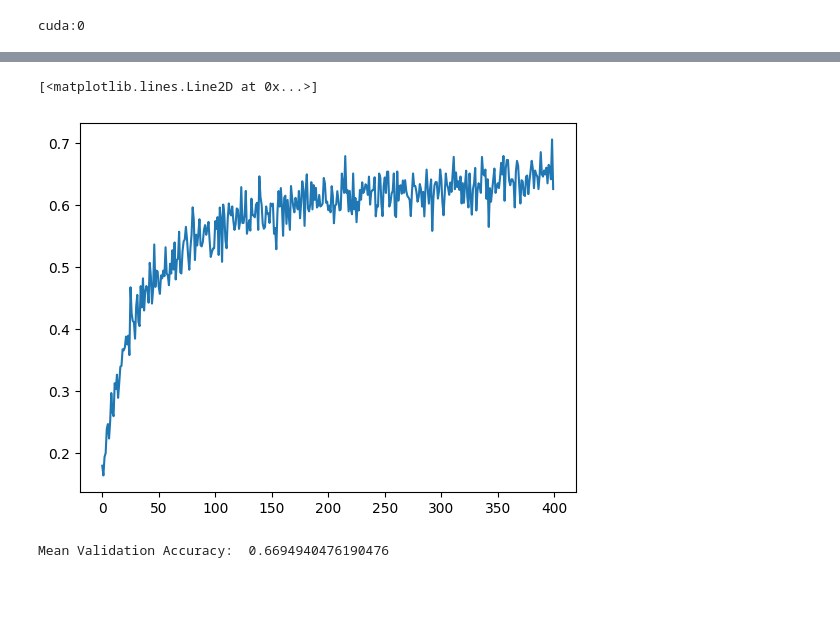
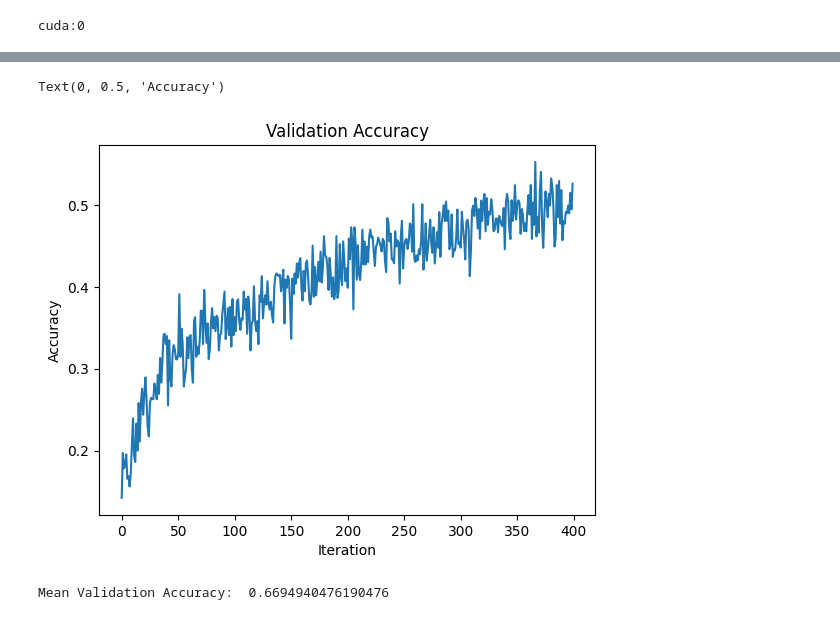
Before and after one commit to justinolcott/avalanche, a Jupyter notebook: model-pytorch.ipynb, the cells around one changed output, grey strips where cells are left out. Drawn from its saved outputs; the diff is of its cells as text; code cells hidden in the pictures; blank space fills up the shorter version.

Commit message:
mlp graphs

```diff
--- a/model-pytorch.ipynb
+++ b/model-pytorch.ipynb
@@ -278,7 +278,7 @@ test_dataset = AvalancheDataset(df, train=False)
 train_dataloader = DataLoader(train_dataset, batch_size=batch_size, shuffle=True)
 test_dataloader = DataLoader(test_dataset, batch_size=batch_size, shuffle=True)
 # model = AvalancheModel(len(input_columns), 6, hidden_size=64, hidden_layers=8)
-model = AvalancheModel(len(input_columns), 6, hidden_size=128, hidden_layers=16)
+model = AvalancheModel(len(input_columns), 6, hidden_size=128, hidden_layers=32)
 model.to(device)
 criterion = nn.CrossEntropyLoss()
 optimizer = optim.Adam(model.parameters(), lr=0.0001)
@@ -344,11 +361,14 @@ with tqdm(range(num_epochs), desc="Epochs", total=num_epochs, leave=True, positi
 # %%
 # Plot Results
 # Plot Loss
 import matplotlib.pyplot as plt
 plt.plot(val_accuracies)
+plt.title('Validation Accuracy')
+plt.xlabel('Iteration')
+plt.ylabel('Accuracy')
 # %% [output]
-[<matplotlib.lines.Line2D at 0x...>]
+Text(0, 0.5, 'Accuracy')
-[figure, old version]
+[figure, new version]
 # %%
 val_accuracies = []
 for X, y in test_dataloader:
```
Also changed, not shown: parts of 10 cells of this notebook, 5 other files.
